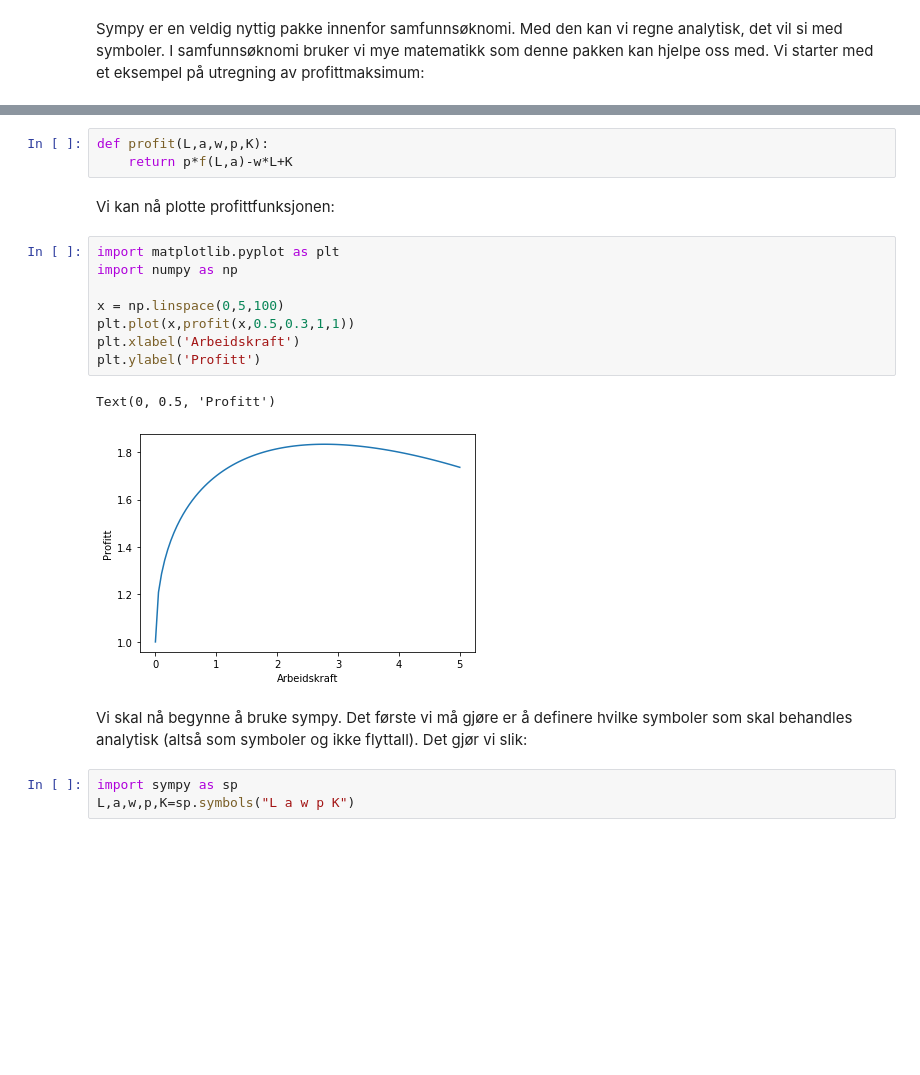
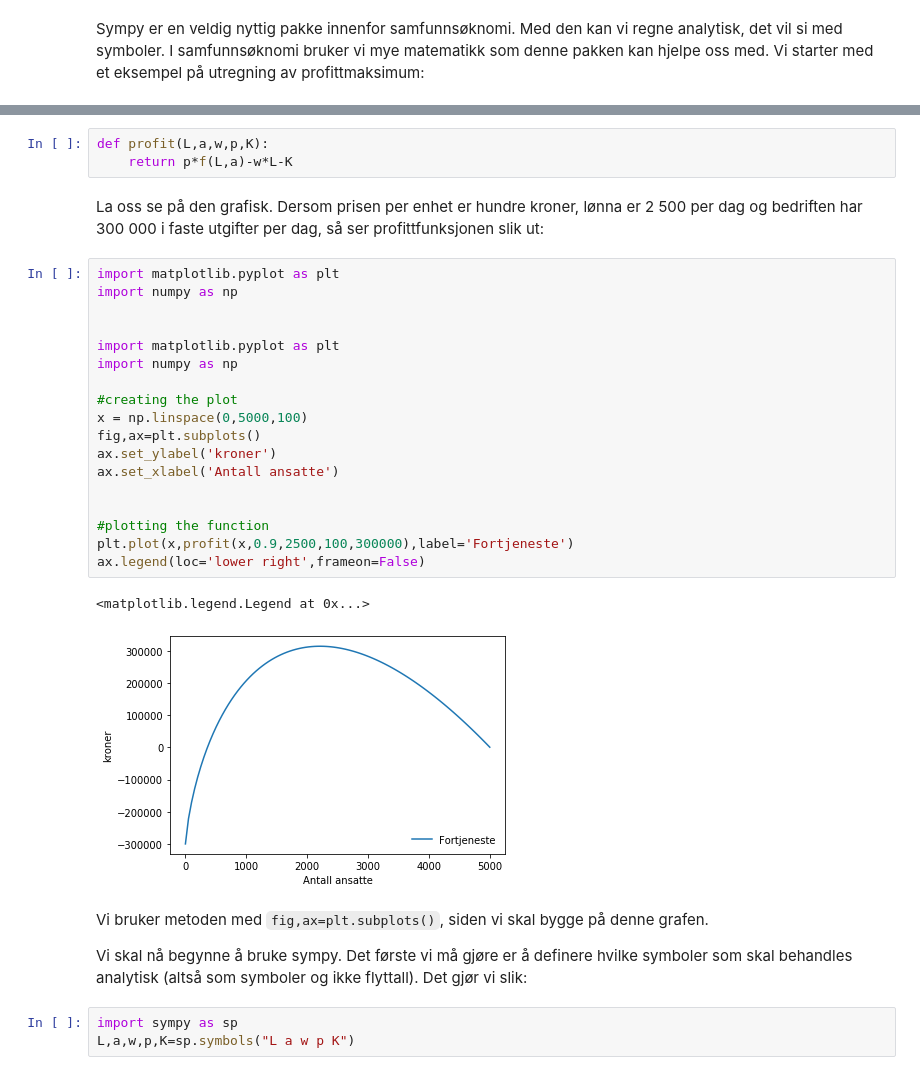
Before and after one commit to uit-sok-1003-h21/notebooks, a Jupyter notebook: 5 - sympy.ipynb, the cells around one changed output, grey strips where cells are left out. Drawn from its saved outputs; the diff is of its cells as text; blank space fills up the shorter version.

```diff
--- a/5 - sympy.ipynb
+++ b/5 - sympy.ipynb
@@ -16,20 +34,32 @@ Vi Definerer så profittfunksjonen, som er avhengig av produktfunksjonen:
 # %%
 def profit(L,a,w,p,K):
-    return p*f(L,a)-w*L+K
+    return p*f(L,a)-w*L-K
-# %% [markdown]
-Vi kan nå plotte profittfunksjonen:
-# %%
-import matplotlib.pyplot as plt
-import numpy as np
-
-x = np.linspace(0,5,100)
-plt.plot(x,profit(x,0.5,0.3,1,1))
-plt.xlabel('Arbeidskraft')
-plt.ylabel('Profitt')
-# %% [output]
-Text(0, 0.5, 'Profitt')
-[figure, removed]
+# %% [markdown]
+La oss se på den grafisk. Dersom prisen per enhet er hundre kroner, lønna er 2 500 per dag og bedriften har 300 000 i faste utgifter per dag, så ser profittfunksjonen slik ut:
+# %%
+import matplotlib.pyplot as plt
+import numpy as np
+
+
+import matplotlib.pyplot as plt
+import numpy as np
+
+#creating the plot
+x = np.linspace(0,5000,100)
+fig,ax=plt.subplots()
+ax.set_ylabel('kroner')
+ax.set_xlabel('Antall ansatte')
+
+
+#plotting the function
+plt.plot(x,profit(x,0.9,2500,100,300000),label='Fortjeneste')
+ax.legend(loc='lower right',frameon=False)
+# %% [output]
+<matplotlib.legend.Legend at 0x...>
+[figure, added]
 # %% [markdown]
+Vi bruker metoden med `fig,ax=plt.subplots()`, siden vi skal bygge på denne grafen.
+
 Vi skal nå begynne å bruke sympy. Det første vi må gjøre er å definere hvilke symboler som skal behandles analytisk (altså som symboler og ikke flyttall). Det gjør vi slik:
 # %%
 import sympy as sp
```
Also changed, not shown: parts of 49 cells of this notebook, 3 other files.
